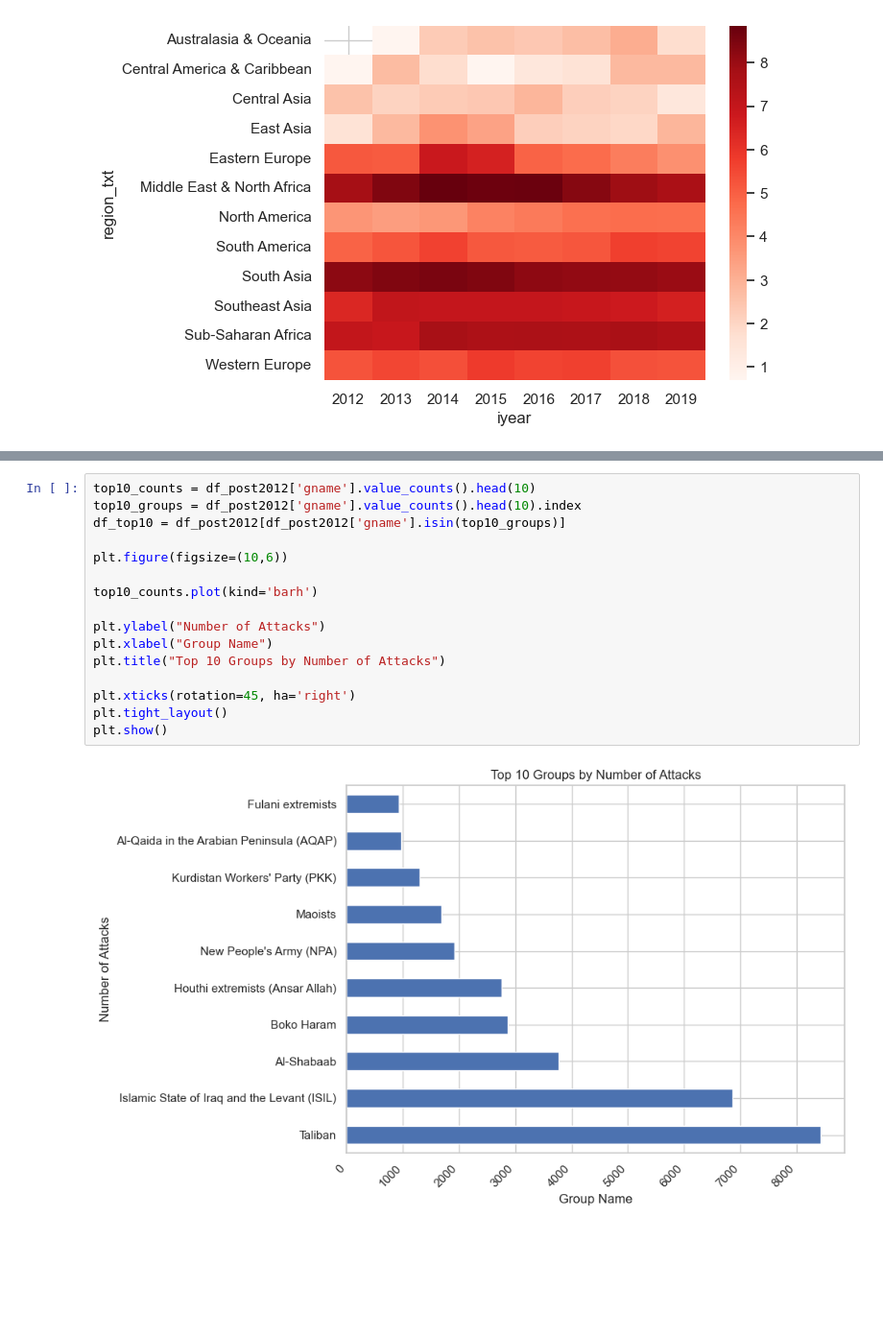
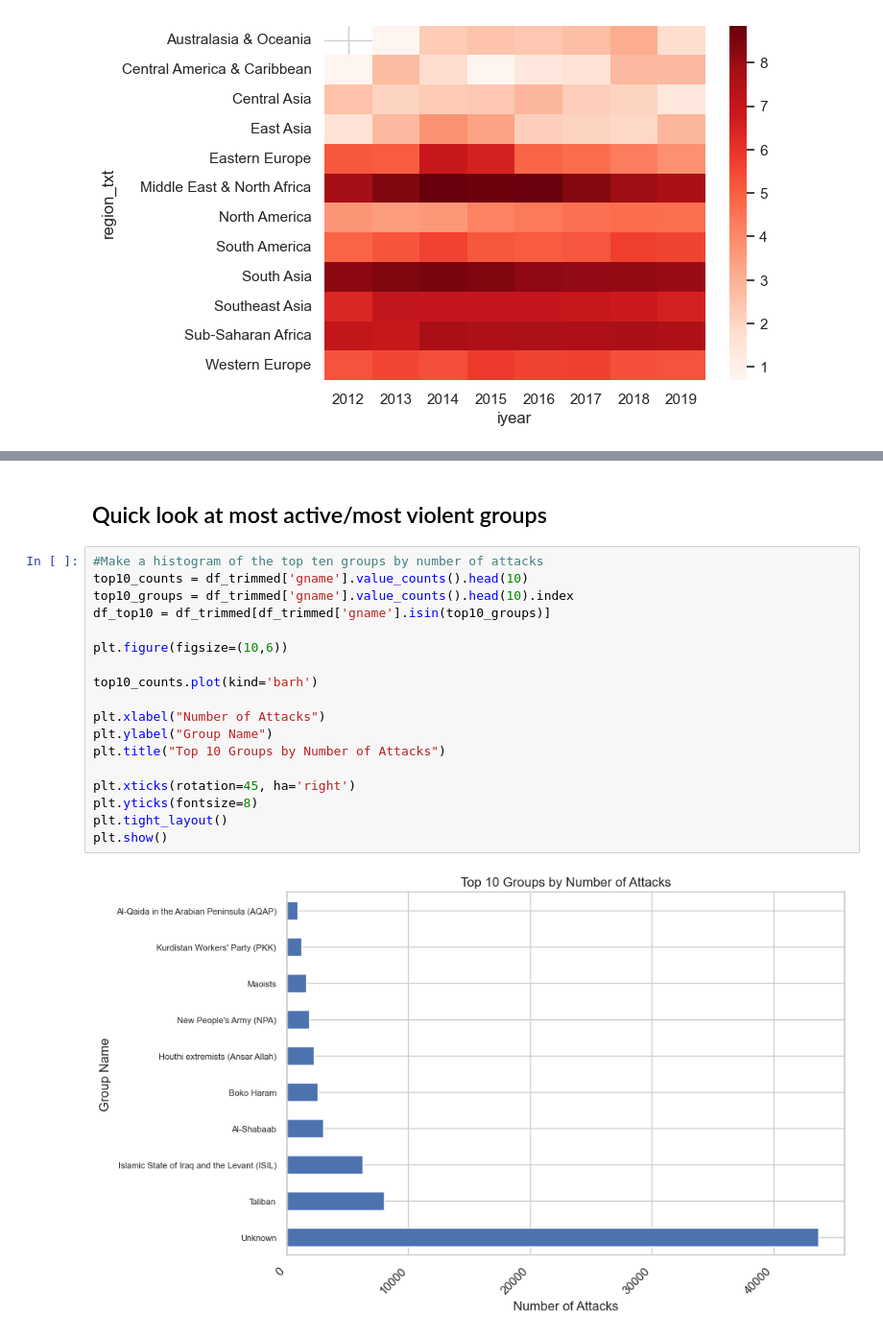
Before and after one commit to alistairTamu/STAT654_Group_Project, a Jupyter notebook: GTDEDA_Final.ipynb, the cells around one changed output, grey strips where cells are left out. Shown at 96% size. Drawn from its saved outputs; the diff is of its cells as text; blank space fills up the shorter version.

```diff
--- a/GTDEDA_Final.ipynb
+++ b/GTDEDA_Final.ipynb
@@ -506,19 +598,23 @@ plt.show()
+# %% [markdown]
+## Quick look at most active/most violent groups
 # %%
-top10_counts = df_post2012['gname'].value_counts().head(10)
-top10_groups = df_post2012['gname'].value_counts().head(10).index
-df_top10 = df_post2012[df_post2012['gname'].isin(top10_groups)]
+#Make a histogram of the top ten groups by number of attacks
+top10_counts = df_trimmed['gname'].value_counts().head(10)
+top10_groups = df_trimmed['gname'].value_counts().head(10).index
+df_top10 = df_trimmed[df_trimmed['gname'].isin(top10_groups)]
 
 plt.figure(figsize=(10,6))
 
 top10_counts.plot(kind='barh')
 
-plt.ylabel("Number of Attacks")
-plt.xlabel("Group Name")
+plt.xlabel("Number of Attacks")
+plt.ylabel("Group Name")
 plt.title("Top 10 Groups by Number of Attacks")
 
 plt.xticks(rotation=45, ha='right')
+plt.yticks(fontsize=8)
 plt.tight_layout()
 plt.show()
 # %% [output]
-[figure, old version]
+[figure, new version]
 # %%
```
Also changed, not shown: parts of 33 cells of this notebook, 1 other file.
